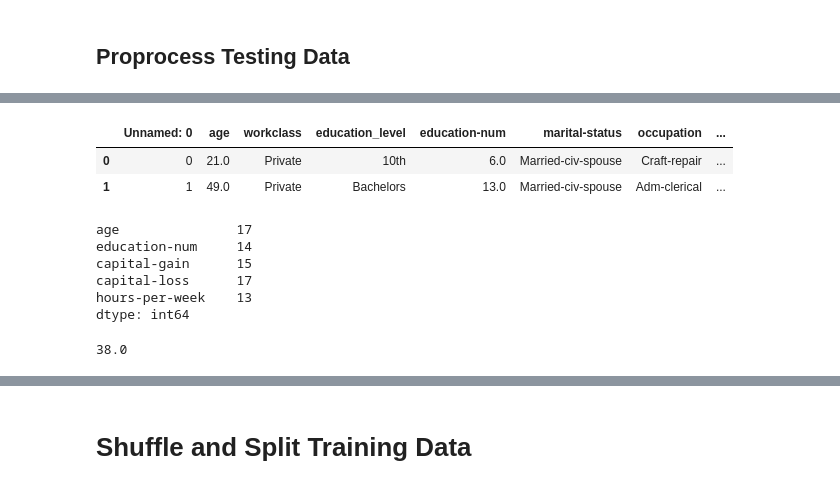
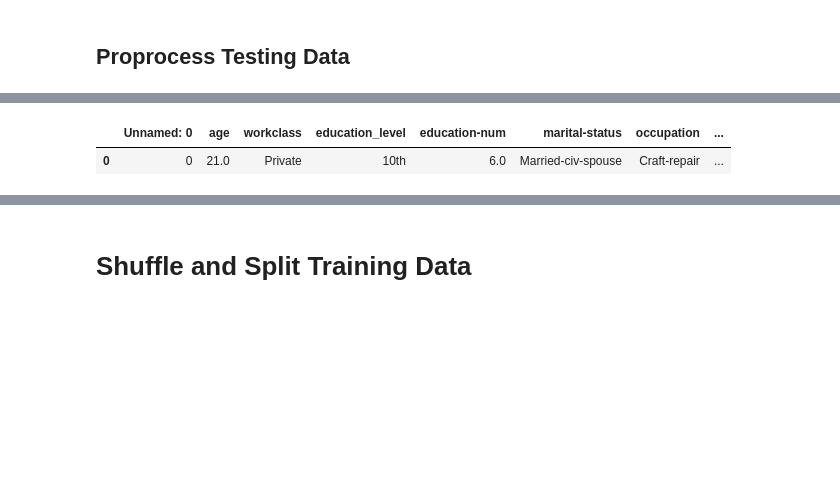
Before and after one commit to zhanshu21/fingding-donors, a Jupyter notebook: kaggle-competetion.ipynb, the cells around one changed output, grey strips where cells are left out. Saved outputs shown, nothing was run; the diff lists cells and outputs as text; code cells hidden in the pictures; blank space fills up the shorter version.

```diff
--- a/kaggle-competetion.ipynb
+++ b/kaggle-competetion.ipynb
@@ -409,10 +414,9 @@ Data columns (total 14 columns):
 dtypes: float64(5), int64(1), object(8)
 memory usage: 4.8+ MB
 # %%
-test_df.head(2)
+test_df.head(1)
 # %% [output]
 |  | Unnamed: 0 | age | workclass | education_level | education-num | marital-status | occupation | ... |
 | 0 | 0 | 21.0 | Private | 10th | 6.0 | Married-civ-spouse | Craft-repair | ... |
-| 1 | 1 | 49.0 | Private | Bachelors | 13.0 | Married-civ-spouse | Adm-clerical | ... |
 # %%
 test_df = test_df.drop("Unnamed: 0", axis=1)
@@ -424,13 +422,0 @@ num_col = df.select_dtypes(include=['int64', 'float64']).columns
-# %%
-df[num_col].isnull().sum()
-# %% [output]
-age               17
-education-num     14
-capital-gain      15
-capital-loss      17
-hours-per-week    13
-dtype: int64
-# %%
-np.floor(df['age'].mean())
-# %% [output]
-38.0
```
Also changed, not shown: parts of 38 cells of this notebook.
